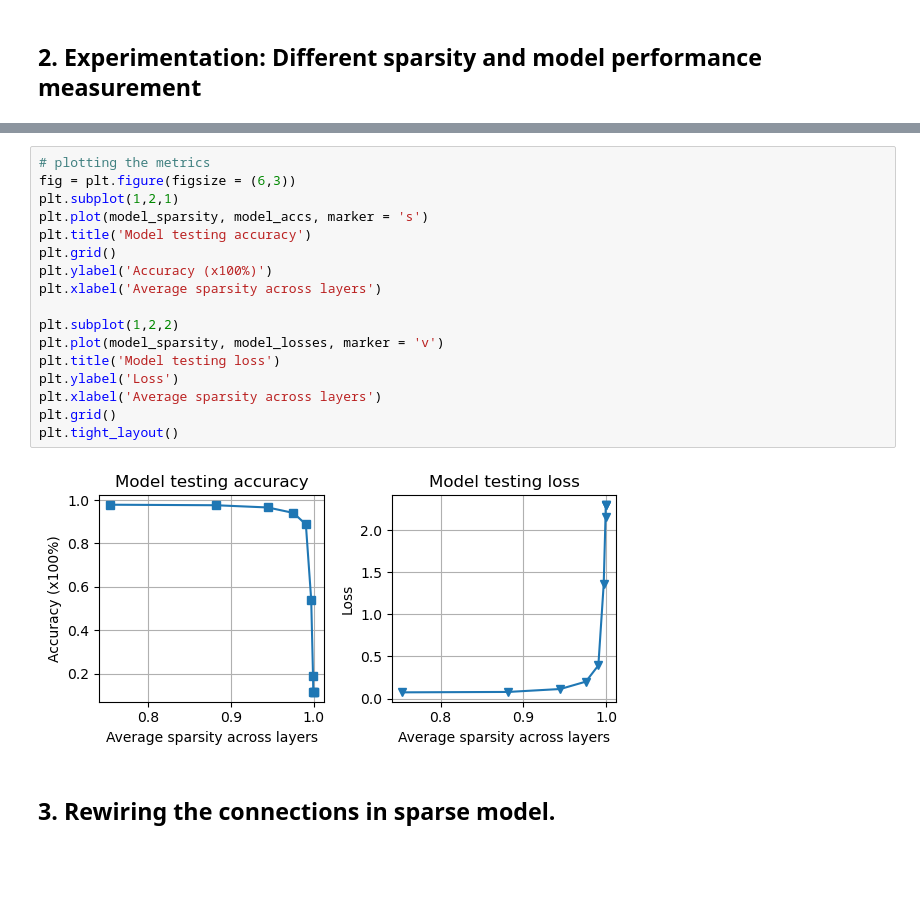
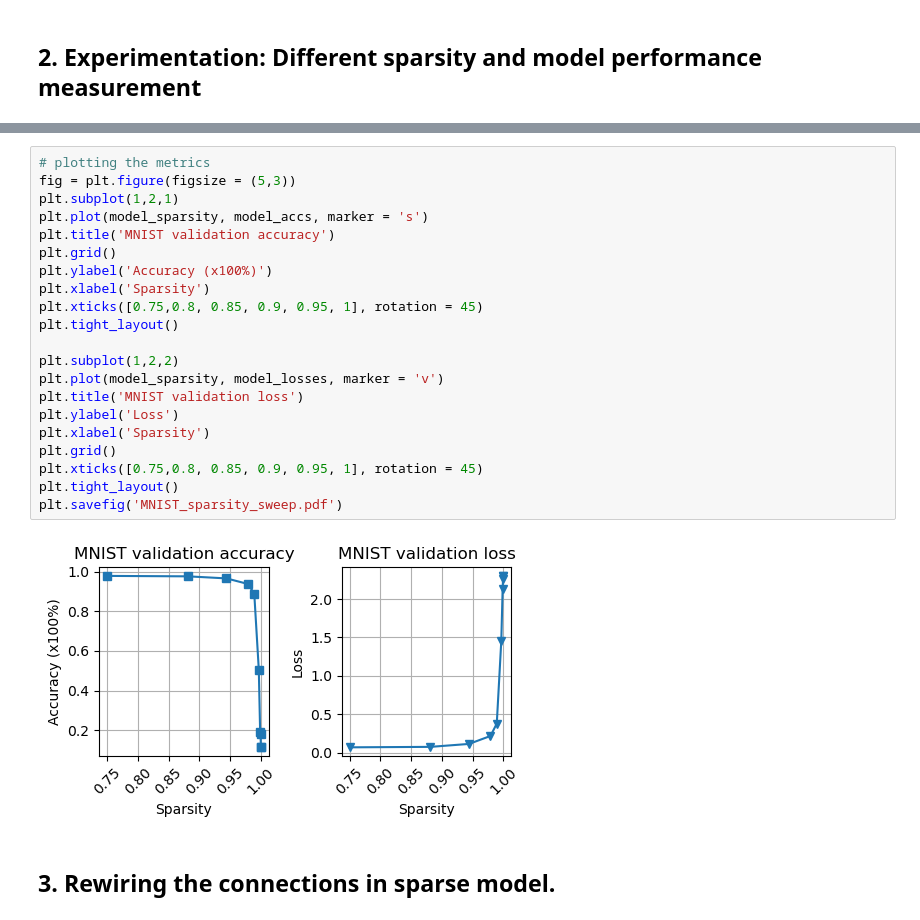
Before and after one commit to rkarn/Constrained-Neural-Network, a Jupyter notebook: MNIST Keras Sparsely connected.ipynb, the cells around one changed output, grey strips where cells are left out. Drawn from its saved outputs; the diff is of its cells as text; blank space fills up the shorter version.

```diff
--- a/MNIST Keras Sparsely connected.ipynb
+++ b/MNIST Keras Sparsely connected.ipynb
@@ -392,22 +389,26 @@ sparsity = 0.99973, Test accuracy = 0.1135, Test loss = 2.30099
 # %%
 # plotting the metrics
-fig = plt.figure(figsize = (6,3))
+fig = plt.figure(figsize = (5,3))
 plt.subplot(1,2,1)
 plt.plot(model_sparsity, model_accs, marker = 's')
-plt.title('Model testing accuracy')
+plt.title('MNIST validation accuracy')
 plt.grid()
 plt.ylabel('Accuracy (x100%)')
-plt.xlabel('Average sparsity across layers')
+plt.xlabel('Sparsity')
+plt.xticks([0.75,0.8, 0.85, 0.9, 0.95, 1], rotation = 45)
+plt.tight_layout()
 
 plt.subplot(1,2,2)
 plt.plot(model_sparsity, model_losses, marker = 'v')
-plt.title('Model testing loss')
+plt.title('MNIST validation loss')
 plt.ylabel('Loss')
-plt.xlabel('Average sparsity across layers')
+plt.xlabel('Sparsity')
 plt.grid()
+plt.xticks([0.75,0.8, 0.85, 0.9, 0.95, 1], rotation = 45)
 plt.tight_layout()
+plt.savefig('MNIST_sparsity_sweep.pdf')
 # %% [output]
-[figure, old version]
+[figure, new version]
 # %% [markdown]
 ## 3. Rewiring the connections in sparse model.
 # %%
```
Also changed, not shown: parts of 18 cells of this notebook.
